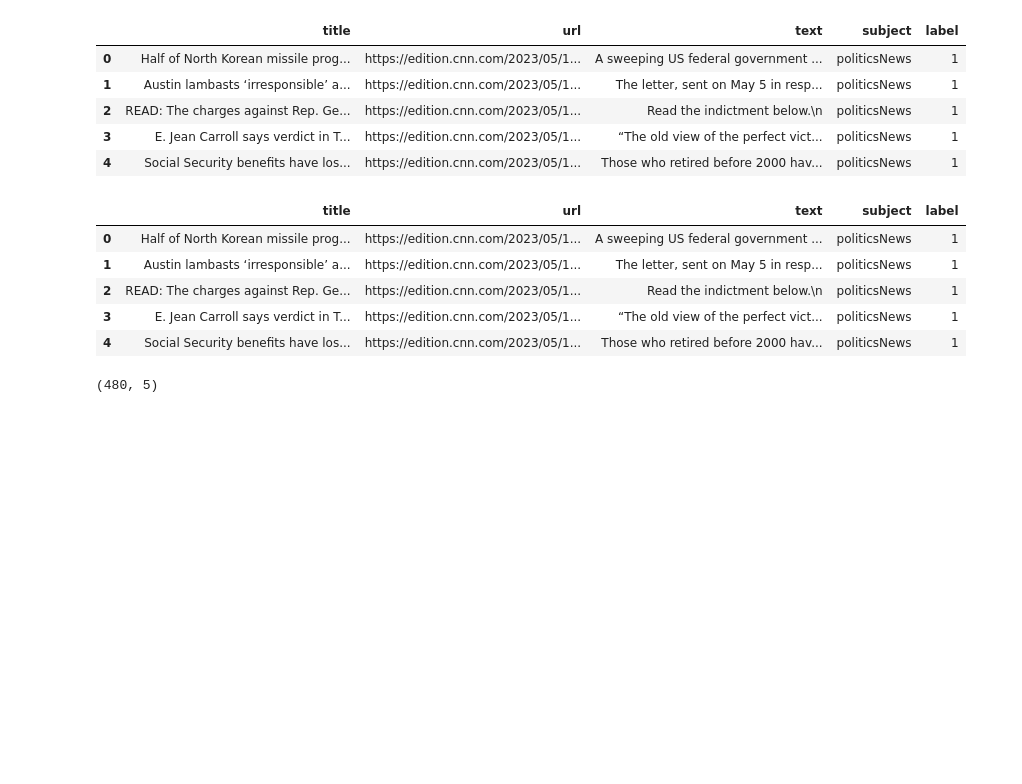
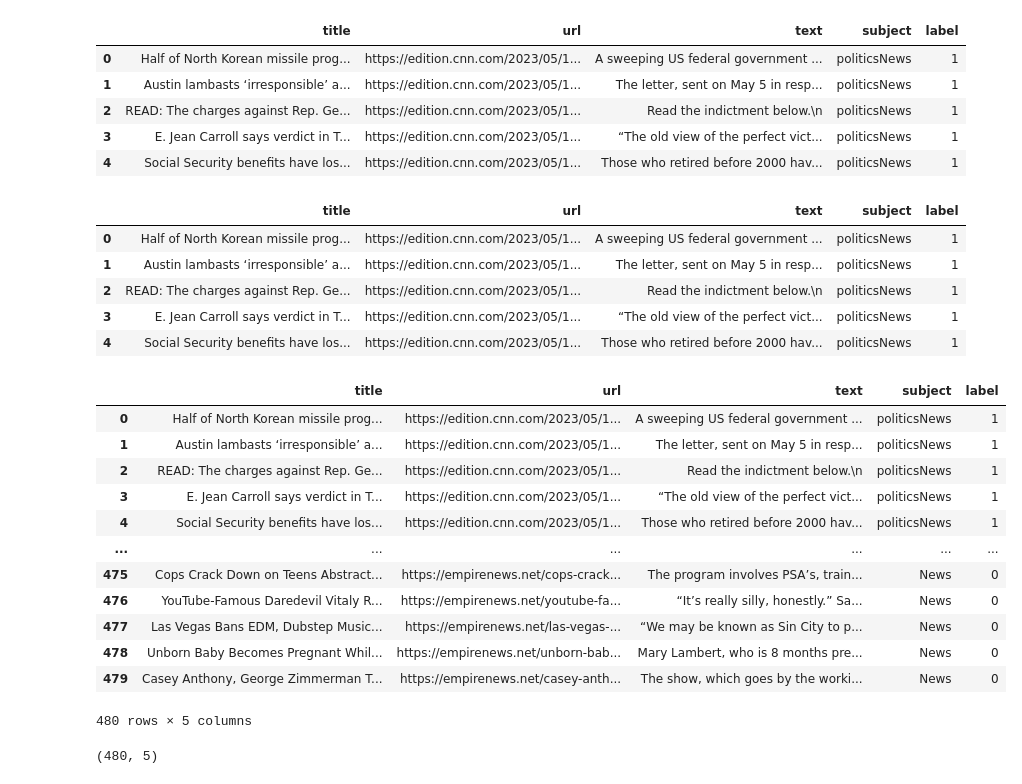
Before and after one commit to chuannarongvat/anlp_at2, a Jupyter notebook: news_api.ipynb, the cells around one changed output. Drawn from its saved outputs; the diff is of its cells as text; code cells hidden in the pictures; blank space fills up the shorter version.

```diff
--- a/news_api.ipynb
+++ b/news_api.ipynb
@@ -493,6 +527,22 @@ test_news.head()
 | 2 | READ: The charges against Rep. Ge... | https://edition.cnn.com/2023/05/1... | Read the indictment below.\n | politicsNews | 1 |
 | 3 | E. Jean Carroll says verdict in T... | https://edition.cnn.com/2023/05/1... | “The old view of the perfect vict... | politicsNews | 1 |
 | 4 | Social Security benefits have los... | https://edition.cnn.com/2023/05/1... | Those who retired before 2000 hav... | politicsNews | 1 |
+# %%
+test_news.reset_index(drop=True)
+# %% [output]
+|  | title | url | text | subject | label |
+| 0 | Half of North Korean missile prog... | https://edition.cnn.com/2023/05/1... | A sweeping US federal government ... | politicsNews | 1 |
+| 1 | Austin lambasts ‘irresponsible’ a... | https://edition.cnn.com/2023/05/1... | The letter, sent on May 5 in resp... | politicsNews | 1 |
+| 2 | READ: The charges against Rep. Ge... | https://edition.cnn.com/2023/05/1... | Read the indictment below.\n | politicsNews | 1 |
+| 3 | E. Jean Carroll says verdict in T... | https://edition.cnn.com/2023/05/1... | “The old view of the perfect vict... | politicsNews | 1 |
+| 4 | Social Security benefits have los... | https://edition.cnn.com/2023/05/1... | Those who retired before 2000 hav... | politicsNews | 1 |
+| ... | ... | ... | ... | ... | ... |
+| 475 | Cops Crack Down on Teens Abstract... | https://empirenews.net/cops-crack... | The program involves PSA’s, train... | News | 0 |
+| 476 | YouTube-Famous Daredevil Vitaly R... | https://empirenews.net/youtube-fa... | “It’s really silly, honestly.” Sa... | News | 0 |
+| 477 | Las Vegas Bans EDM, Dubstep Music... | https://empirenews.net/las-vegas-... | “We may be known as Sin City to p... | News | 0 |
+| 478 | Unborn Baby Becomes Pregnant Whil... | https://empirenews.net/unborn-bab... | Mary Lambert, who is 8 months pre... | News | 0 |
+| 479 | Casey Anthony, George Zimmerman T... | https://empirenews.net/casey-anth... | The show, which goes by the worki... | News | 0 |
+480 rows × 5 columns
 # %%
 test_news.shape
 # %% [output]
```
Also changed, not shown: parts of 4 cells of this notebook.
